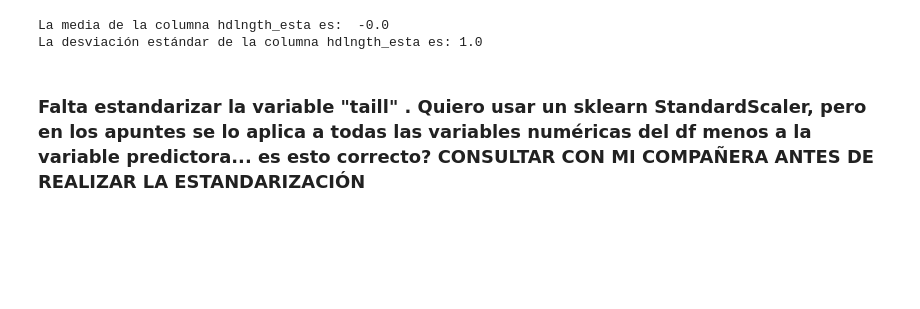
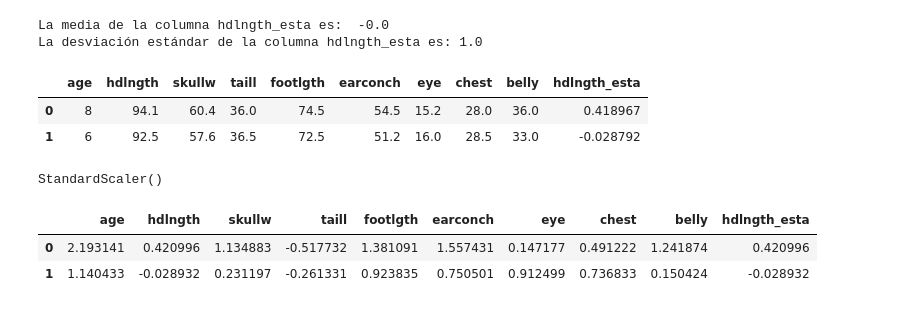
Before and after one commit to Adalab/-DA-promo-b-modulo-3-sprint-1-Maria-Ana, a Jupyter notebook: pair-programming-5-6-Normalización y Estandarización/pair-programming-5-6-Normalización y Estandarización.ipynb, the cells around one changed output. Drawn from its saved outputs; the diff is of its cells as text; code cells hidden in the pictures; blank space fills up the shorter version.

```diff
--- a/pair-programming-5-6-Normalización y Estandarización.ipynb
+++ b/pair-programming-5-6-Normalización y Estandarización/pair-programming-5-6-Normalización y Estandarización.ipynb
@@ -108,8 +107,6 @@ print(f'La desviación estándar de la columna hdlngth_esta es: {np.round(numeri
 # %% [output]
 La media de la columna hdlngth_esta es:  -0.0
 La desviación estándar de la columna hdlngth_esta es: 1.0
-# %% [markdown]
-### Falta estandarizar la variable "taill" . Quiero usar un sklearn StandardScaler, pero en los apuntes se lo aplica a todas las variables numéricas del df menos a la variable predictora... es esto correcto? CONSULTAR CON MI COMPAÑERA ANTES DE REALIZAR LA ESTANDARIZACIÓN
 # %%
 # iniciamos el método para escalar
 
@@ -119,0 +114,13 @@ scaler = StandardScaler()
+# %%
+
+numericas.drop(['totlngth'], axis = 1, inplace = True)
+
+numericas.head(2)
+# %% [output]
+|  | age | hdlngth | skullw | taill | footlgth | earconch | eye | chest | belly | hdlngth_esta |
+| 0 | 8 | 94.1 | 60.4 | 36.0 | 74.5 | 54.5 | 15.2 | 28.0 | 36.0 | 0.418967 |
+| 1 | 6 | 92.5 | 57.6 | 36.5 | 72.5 | 51.2 | 16.0 | 28.5 | 33.0 | -0.028792 |
+# %%
+scaler.fit(numericas)
+# %% [output]
+StandardScaler()
@@ -119,0 +131,9 @@ scaler = StandardScaler()
+# %%
+# por último convertiremos el array que nos devuelve en un dataframe.
+
+numericas_estandar = pd.DataFrame(X_escaladas, columns = numericas.columns)
+numericas_estandar.head(2)
+# %% [output]
+|  | age | hdlngth | skullw | taill | footlgth | earconch | eye | chest | belly | hdlngth_esta |
+| 0 | 2.193141 | 0.420996 | 1.134883 | -0.517732 | 1.381091 | 1.557431 | 0.147177 | 0.491222 | 1.241874 | 0.420996 |
+| 1 | 1.140433 | -0.028932 | 0.231197 | -0.261331 | 0.923835 | 0.750501 | 0.912499 | 0.736833 | 0.150424 | -0.028932 |
```
Also changed, not shown: parts of 13 cells of this notebook, 5 other files.
